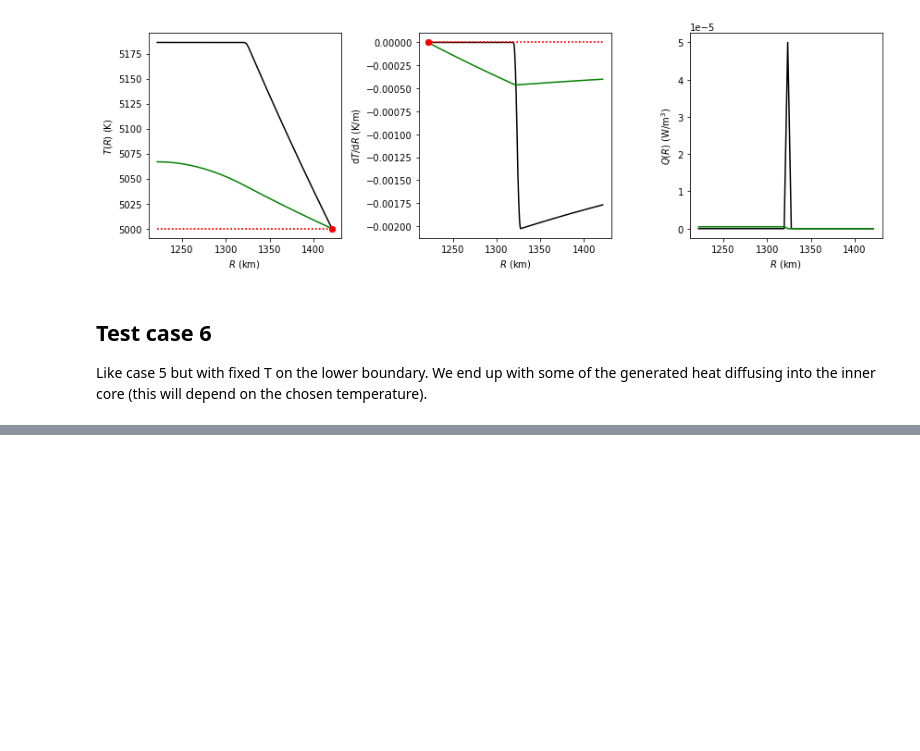
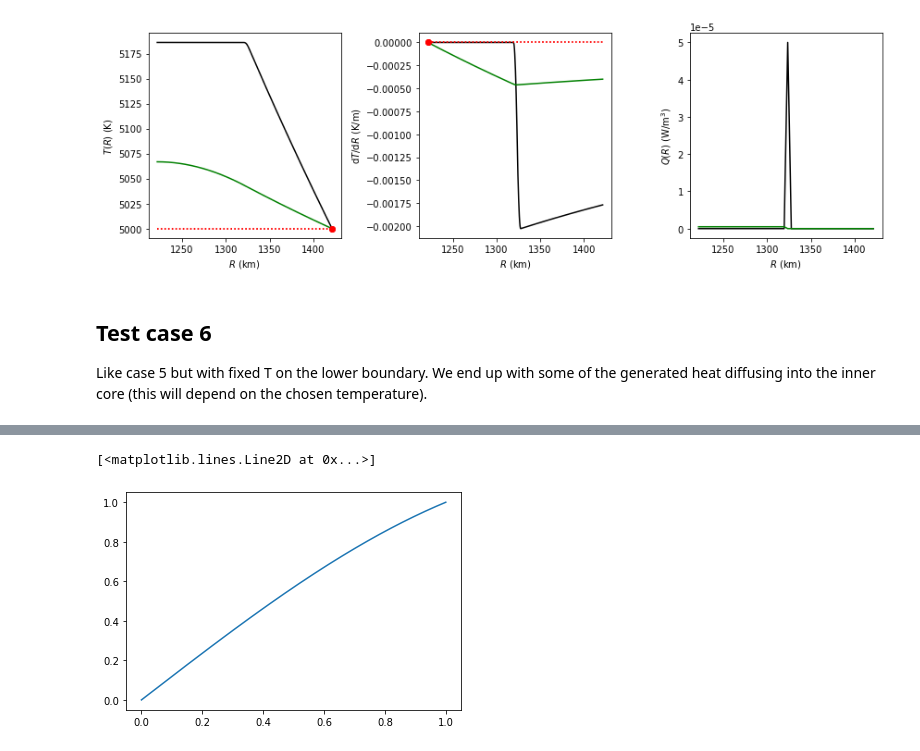
Before and after one commit to andreww/slurry, a Jupyter notebook: f-layer-diffusion.ipynb, the cells around one changed output, grey strips where cells are left out. Drawn from its saved outputs; the diff is of its cells as text; code cells hidden in the pictures; blank space fills up the shorter version.

```diff
--- a/f-layer-diffusion.ipynb
+++ b/f-layer-diffusion.ipynb
@@ -316,0 +475,8 @@ plt.show()
+# %%
+r_plot = np.linspace(0.0, 1.0, num=500)
+t_plot = result.sol(r_plot)[0]
+# %%
+plt.plot(r_plot, t_plot)
+# %% [output]
+[<matplotlib.lines.Line2D at 0x...>]
+[figure, added]
```
Also changed, not shown: parts of 15 cells of this notebook, 1 other file.
